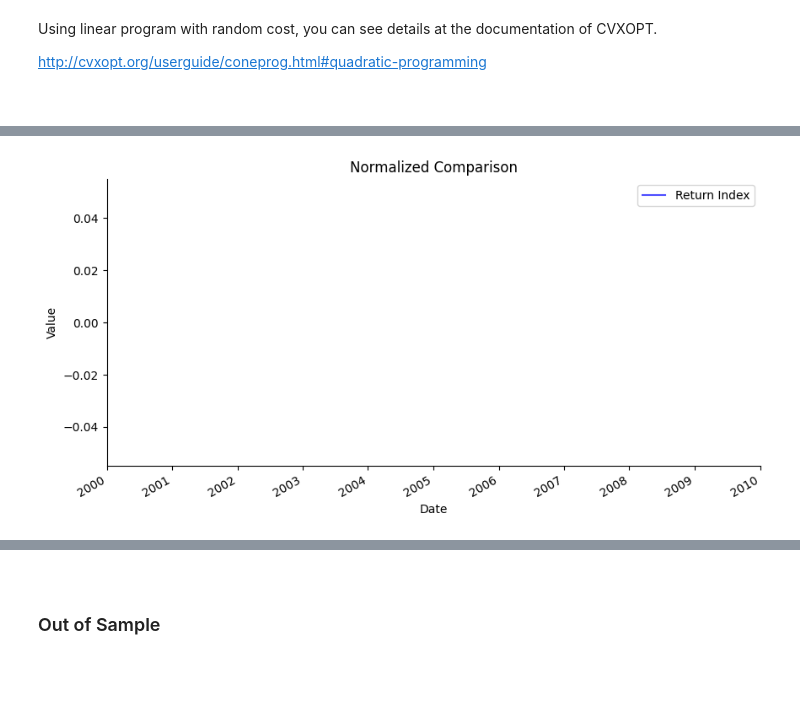
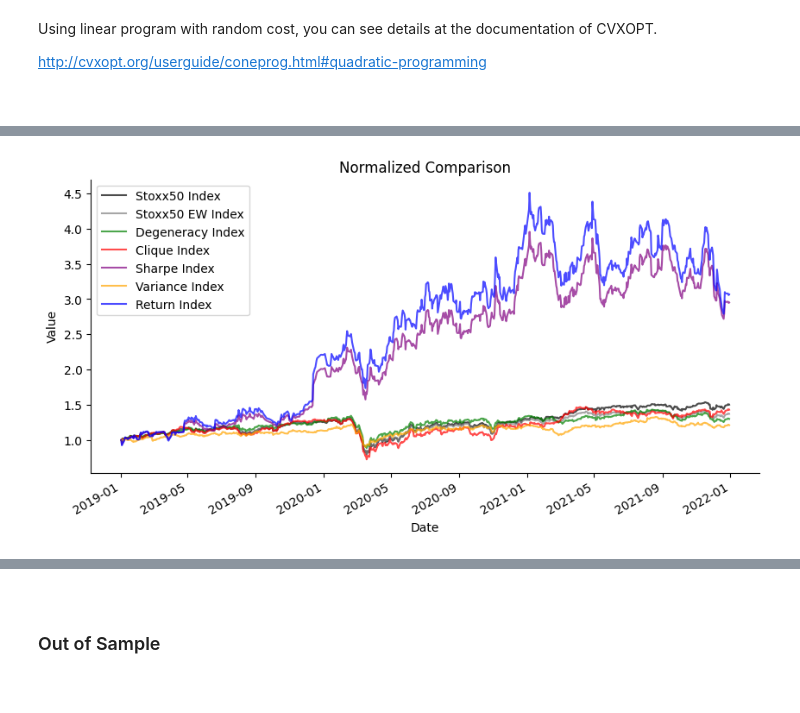
Before and after one commit to Jakobpirs1/portfolio-opt, a Jupyter notebook: optimization.ipynb, the cells around one changed output, grey strips where cells are left out. Drawn from its saved outputs; the diff is of its cells as text; code cells hidden in the pictures.

```diff
--- a/optimization.ipynb
+++ b/optimization.ipynb
@@ -17,13 +17,13 @@ df=pd.ExcelFile(r'D:\hft\portfolio-opt\stox_data123.xlsx').parse('composite pric
 df.set_index('date',inplace=True)
 # %%
 #get stoxx50 index
-sx5e=pd.ExcelFile(r'D:\hft\portfolio-opt\stox_data123.xlsx').parse('sx5e')
-sx5e.set_index('Date',inplace=True)
-sx5e.index=pd.to_datetime(sx5e.index)
-sx5e.columns=['SX5E']
+dax=pd.ExcelFile(r'D:\hft\portfolio-opt\dax_data.xlsx').parse('dax4')
+dax.set_index('Date',inplace=True)
+dax.index=pd.to_datetime(dax.index)
+dax.columns=['DAX']
 # %%
 #get stoxx50 composites
 components=df.columns.tolist()
 # %%
 #merge
-metadata=df.merge(sx5e,left_index=True,right_index=True,how='inner')
+metadata=df.merge(dax,left_index=True,right_index=True,how='inner')
@@ -72,7 +52,7 @@ def create_graph(components,correlation,threshold):
     return graph,layout
 # %%
 #take 60% for in sample data
-data=metadata['2016':'2019'].copy()
+data=metadata['2019':'2021'].copy()
 
 #get percentage return
 pctreturn=data.pct_change().dropna()
@@ -137,13 +141,13 @@ data['degeneracy']=data[leftout+independence].sum(axis=1)
 color=[]
 for i in graph.nodes:
     if i not in independence:
-        color.append('#000000')
+        color.append('#0000ff')
     else:
-        color.append('#F9D423')
+        color.append('#ff0000')
 
 #viz graph
 ax=plt.figure(figsize=(10,5)).add_subplot(111)
-nx.draw(graph,node_color=color,pos=layout,node_size=150)
+nx.draw(graph,node_color=color,pos=layout,node_size=50)
 plt.title('Degeneracy Ordering')
 plt.show()
 # %% [output]
@@ -350,21 +378,21 @@ data['equal']=data[components].sum(axis=1)
 # %%
 #normalized comparison
 ax=plt.figure(figsize=(10,5)).add_subplot(111)
 ax.spines['top'].set_visible(False)
 ax.spines['right'].set_visible(False)
 
-(data['SX5E']/data['SX5E'].iloc[0]).plot(label='Stoxx50 Index',alpha=0.7,color='black')
+(data['DAX']/data['DAX'].iloc[0]).plot(label='Stoxx50 Index',alpha=0.7,color='black')
 (data['equal']/data['equal'].iloc[0]).plot(label='Stoxx50 EW Index',alpha=0.7,color='grey')
 (data['degeneracy']/data['degeneracy'].iloc[0]).plot(label='Degeneracy Index',alpha=0.7,color='green')
 (data['clique']/data['clique'].iloc[0]).plot(label='Clique Index',alpha=0.7,color='red')
 (data['sharpe']/data['sharpe'].iloc[0]).plot(label='Sharpe Index',alpha=0.7,color='purple')
 (data['variance']/data['variance'].iloc[0]).plot(label='Variance Index',alpha=0.7,color='orange')
 (data['return']/data['return'].iloc[0]).plot(label='Return Index',alpha=0.7,color='blue')
 
 plt.legend(loc=0)
 plt.title('Normalized Comparison')
 plt.xlabel('Date')
 plt.ylabel('Value')
 plt.show()
 # %% [output]
-[figure, old version]
+[figure, new version]
```
Also changed, not shown: parts of 17 cells of this notebook, 8 other files.
